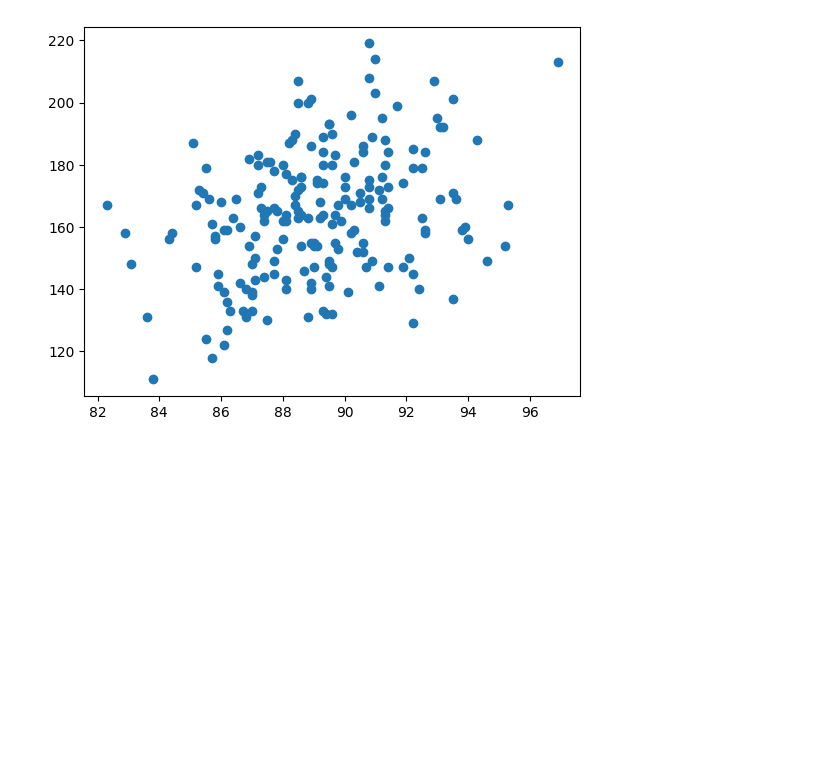
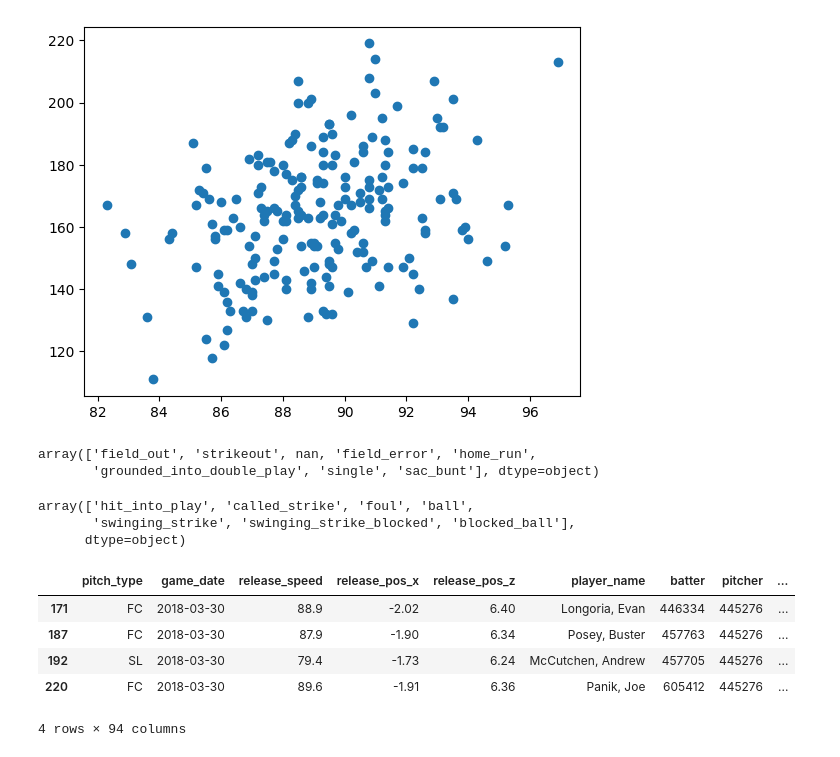
Before and after one commit to koreynichols/baseball-analytics-python, a Jupyter notebook: Testing.ipynb, the cells around one changed output. Saved outputs shown, nothing was run; the diff lists cells and outputs as text; code cells hidden in the pictures; blank space fills up the shorter version.

```diff
--- a/Testing.ipynb
+++ b/Testing.ipynb
@@ -64,0 +70,20 @@ plt.scatter('avg_hit_speed', 'avg_distance', data=data)
+# %%
+data.events.unique()
+# %% [output]
+array(['field_out', 'strikeout', nan, 'field_error', 'home_run',
+       'grounded_into_double_play', 'single', 'sac_bunt'], dtype=object)
+# %%
+data.description.unique()
+# %% [output]
+array(['hit_into_play', 'called_strike', 'foul', 'ball',
+       'swinging_strike', 'swinging_strike_blocked', 'blocked_ball'],
+      dtype=object)
+# %%
+data[(data['description'] == 'hit_into_play') & (data['pitcher'] == 445276)]
+# %% [output]
+|  | pitch_type | game_date | release_speed | release_pos_x | release_pos_z | player_name | batter | pitcher | ... |
+| 171 | FC | 2018-03-30 | 88.9 | -2.02 | 6.40 | Longoria, Evan | 446334 | 445276 | ... |
+| 187 | FC | 2018-03-30 | 87.9 | -1.90 | 6.34 | Posey, Buster | 457763 | 445276 | ... |
+| 192 | SL | 2018-03-30 | 79.4 | -1.73 | 6.24 | McCutchen, Andrew | 457705 | 445276 | ... |
+| 220 | FC | 2018-03-30 | 89.6 | -1.91 | 6.36 | Panik, Joe | 605412 | 445276 | ... |
+4 rows × 94 columns
```
Also changed, not shown: parts of 4 cells of this notebook.
